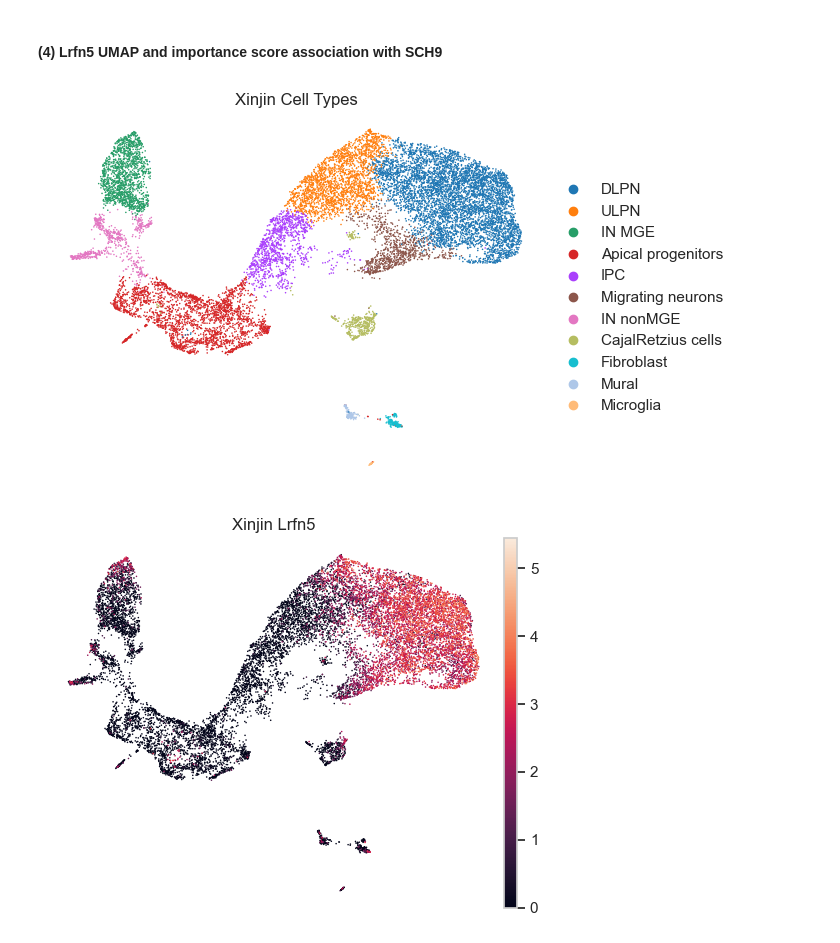
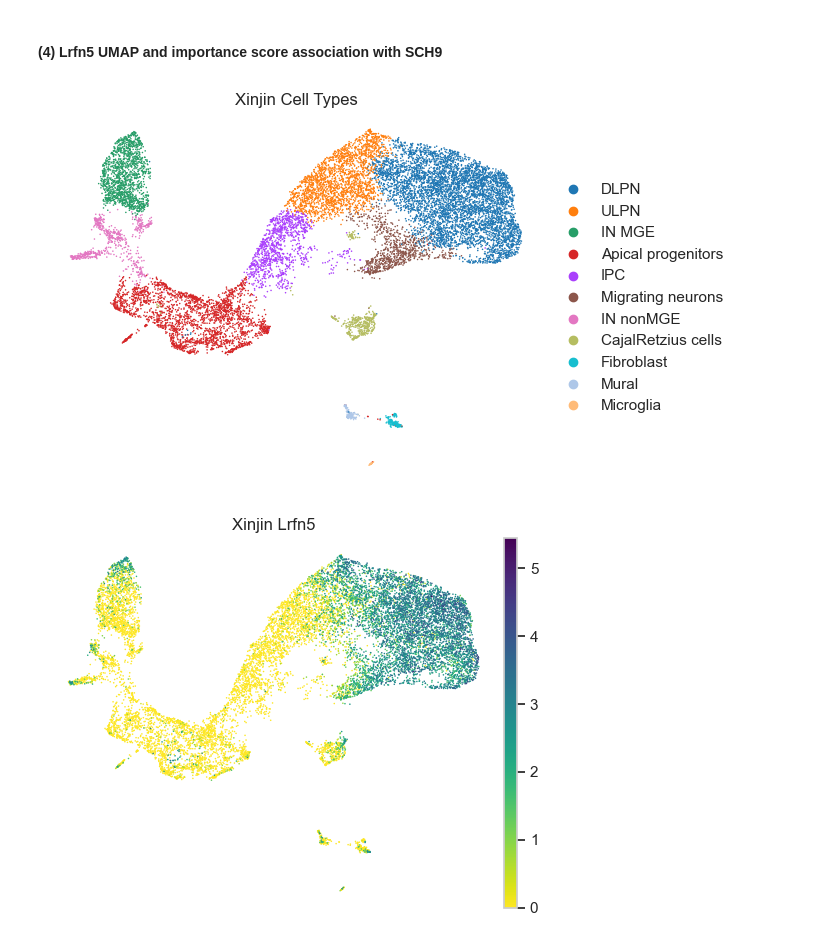
Before and after one commit to ArpiarSaundersLab/tap, a Jupyter notebook: manuscript/grant.ipynb, the cells around one changed output. Drawn from its saved outputs; the diff is of its cells as text; code cells hidden in the pictures.

```diff
--- a/manuscript/grant.ipynb
+++ b/manuscript/grant.ipynb
@@ -143,11 +143,11 @@ xinjin = sc.read_h5ad("../archive/data/GSE249416/GSE249416_AAV_ctxobj_2.Robj.h5a
 # %%
 sc.pl.umap(xinjin, color=["xincelltype230416"], frameon=False, wspace=0.4, hspace=0.4, ncols=4, size=5
 	   , title="Xinjin Cell Types")
 sc.pl.umap(xinjin, color=["Lrfn5"], frameon=False, wspace=0.4, hspace=0.4, ncols=4, size=5
-	   , title="Xinjin Lrfn5")
+	   , title="Xinjin Lrfn5",cmap="viridis_r")
 # %% [output]
 [figure]
-[figure, old version]
+[figure, new version]
 # %%
 xinjin.obs["sch9"] = xinjin.obs["BC1a"] + xinjin.obs["BC1b"] + xinjin.obs["BC1c"]
 xinjin.obs["sch9"] = np.log1p(xinjin.obs["sch9"])
```
Also changed, not shown: parts of 4 cells of this notebook.
